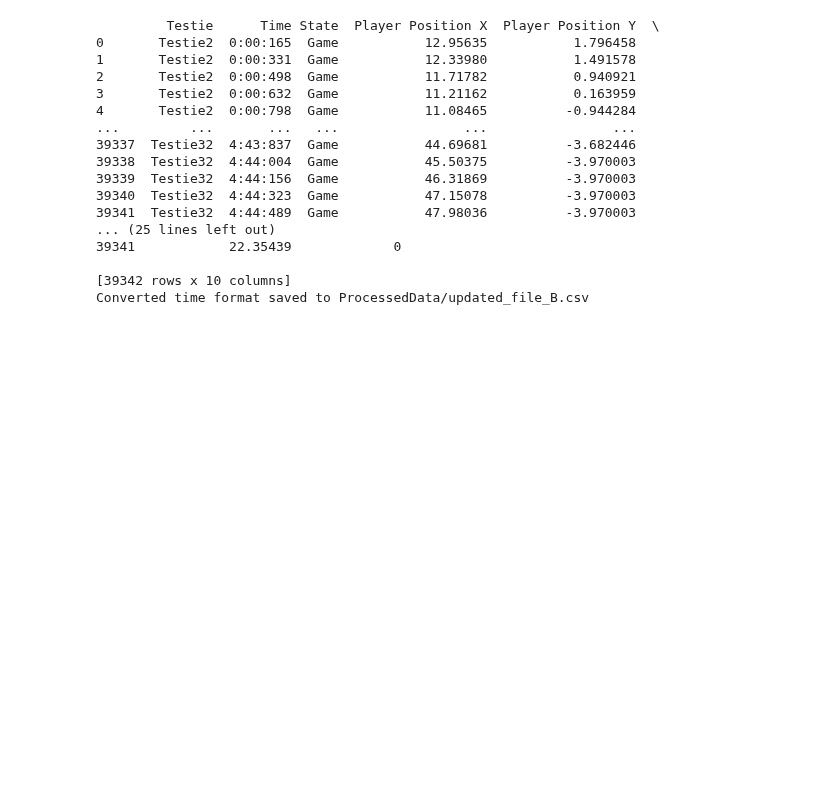
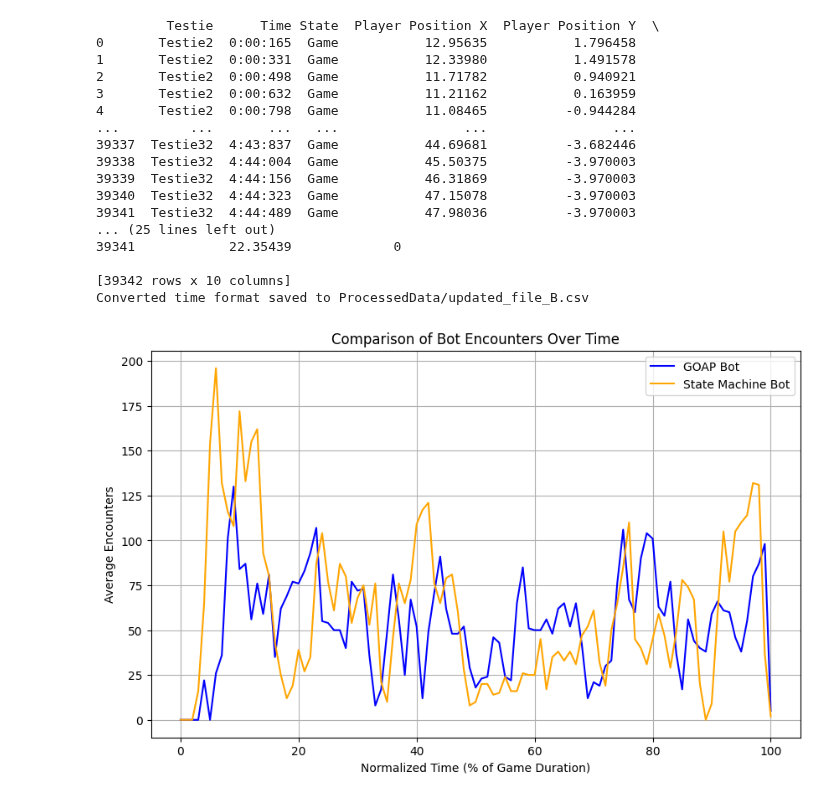
Before and after one commit to DiscoLucas/P7-Project, a Jupyter notebook: Dataprocessing/Heatmap.ipynb, the cells around one changed output. Cells and saved outputs as stored; diff of their text form; code cells hidden in the pictures; blank space fills up the shorter version.

Commit message:
Added graph for bot encounters over time

```diff
--- a/Dataprocessing/Heatmap.ipynb
+++ b/Dataprocessing/Heatmap.ipynb
@@ -192,3 +194,63 @@ print(f"Converted time format saved to {output_path}")
 
 [39342 rows x 10 columns]
 Converted time format saved to ProcessedData/updated_file_B.csv
+# %%
+def process_bot_data(file_path, distance_threshold=10):
+    # Load the CSV file
+    df = pd.read_csv(file_path)
+
+    # Ensure the required columns are present
+    required_columns = ['Testie', 'Time',
+                        'Player Position X', 'Player Position Y', 'Player Position Z',
+                        'Monster Position X', 'Monster Position Y', 'Monster Position Z']
+    if not all(col in df.columns for col in required_columns):
+        raise ValueError("CSV file must contain the required columns.")
+
+    distances = np.sqrt(
+            (df['Player Position X'] - df['Monster Position X']) ** 2 +
+            (df['Player Position Y'] - df['Monster Position Y']) ** 2 +
+            (df['Player Position Z'] - df['Monster Position Z']) ** 2
+        )
+
+    df['Encounter'] = (distances < distance_threshold).astype(int)
+
+    # Normalize time
+    df['NormalizedTime'] = df.groupby('Testie')['Time'].transform(
+        lambda x: (x - x.min()) / (x.max() - x.min())
+    )
+
+    # count encounters per normalized time
+    df['TimeBucket'] = (df['NormalizedTime'] * 100).astype(int)
+    encounters_per_bucket = df.groupby('TimeBucket')['Encounter'].mean()
+
+    return encounters_per_bucket
+
+
+def compare_bots(goap_file, state_machine_file):
+    goap_data = process_bot_data(goap_file)
+    state_machine_data = process_bot_data(state_machine_file)
+
+    # Align data for plotting
+    all_buckets = sorted(set(goap_data.index).union(set(state_machine_data.index)))
+    goap_data = goap_data.reindex(all_buckets, fill_value=0)
+    state_machine_data = state_machine_data.reindex(all_buckets, fill_value=0)
+
+    # Plot comparison
+    plt.figure(figsize=(10, 6))
+    plt.plot(all_buckets, goap_data, label="GOAP Bot", color="blue")
+    plt.plot(all_buckets, state_machine_data, label="State Machine Bot", color="orange")
+    plt.xlabel("Normalized Time (% of Game Duration)")
+    plt.ylabel("Average Encounters")
+    plt.title("Comparison of Bot Encounters Over Time")
+    plt.legend()
+    plt.grid(True)
+    plt.show()
+
+# File paths
+goap_file = "ProcessedData/updated_file_A.csv"
+state_machine_file = "ProcessedData/updated_file_B.csv"
+
+# Run the comparison
+compare_bots(goap_file, state_machine_file)
+# %% [output]
+[figure, added]
```
Also changed, not shown: parts of 3 cells of this notebook, 2 other files.
